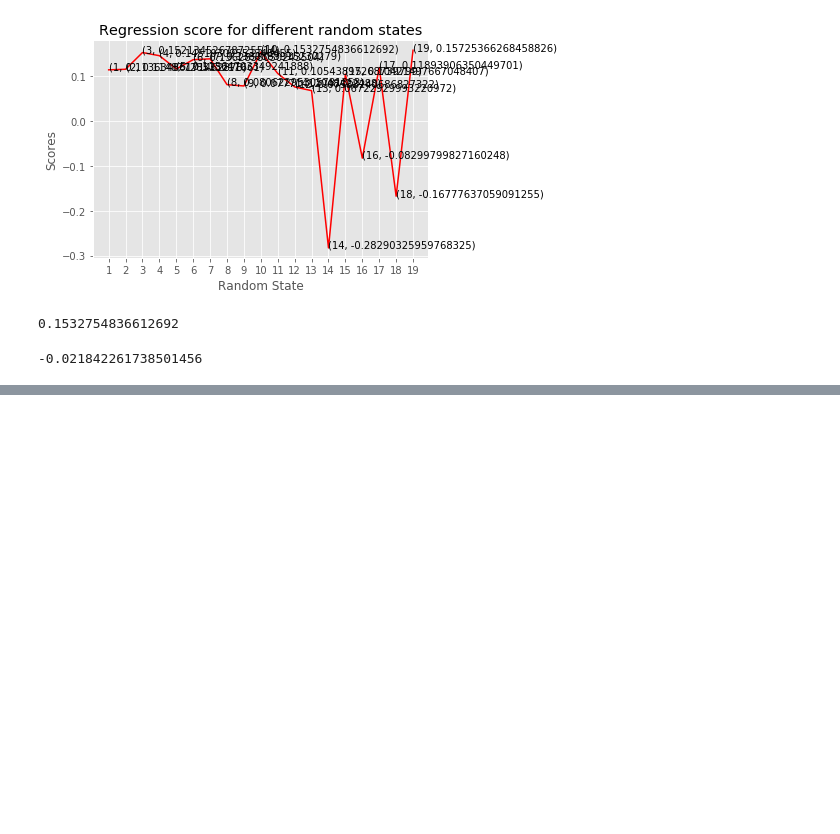
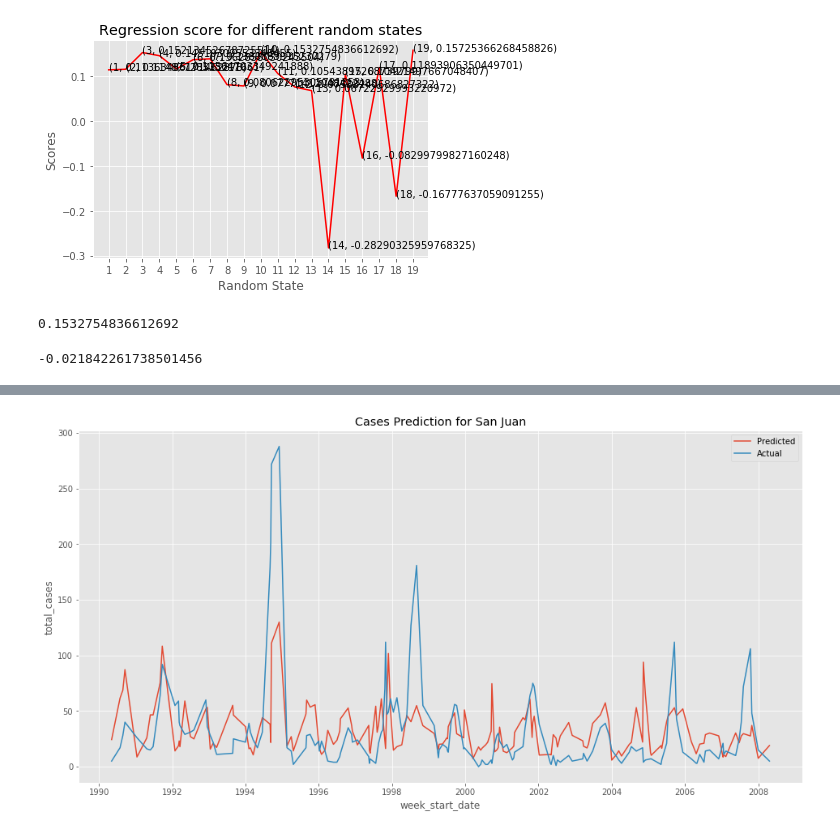
Before and after one commit to jisanos/DengAIProject, a Jupyter notebook: Final_Proyect_Script.ipynb, the cells around one changed output, grey strips where cells are left out. Drawn from its saved outputs; the diff is of its cells as text; code cells hidden in the pictures; blank space fills up the shorter version.

Commit message:
Created a Poisson Model for SJ
The model works much better than the linear regression model

```diff
--- a/Final_Proyect_Script.ipynb
+++ b/Final_Proyect_Script.ipynb
@@ -540,0 +562,28 @@ print(regressor2.score(X_test_iq,y_test_iq))
+# %%
+#Regression expression for patsy
+
+regression_var_cols = ['weekofyear','ndvi_ne','ndvi_nw','ndvi_se','ndvi_sw','precipitation_amt_mm',
+                          'reanalysis_air_temp_k', 'reanalysis_avg_temp_k',
+                         'reanalysis_dew_point_temp_k','reanalysis_max_air_temp_k',
+                         'reanalysis_min_air_temp_k','reanalysis_precip_amt_kg_per_m2',
+                         'reanalysis_sat_precip_amt_mm',
+                         'reanalysis_specific_humidity_g_per_kg', 'reanalysis_tdtr_k',
+                         'station_avg_temp_c','station_diur_temp_rng_c', 'station_max_temp_c',
+                         'station_min_temp_c','station_precip_mm']
+
+expr = """total_cases ~ weekofyear + ndvi_ne + ndvi_nw +
+            ndvi_se + ndvi_sw + precipitation_amt_mm + reanalysis_air_temp_k +
+            reanalysis_avg_temp_k + reanalysis_dew_point_temp_k + reanalysis_max_air_temp_k +
+            reanalysis_min_air_temp_k + reanalysis_precip_amt_kg_per_m2 +
+            reanalysis_sat_precip_amt_mm + reanalysis_specific_humidity_g_per_kg +
+            reanalysis_tdtr_k + station_avg_temp_c + station_diur_temp_rng_c + station_max_temp_c
+            + station_min_temp_c + station_precip_mm"""
+# %%
+y_sj_train_poisson, X_sj_train_poisson = dmatrices(expr,
+                                                   sj_train_poisson, return_type='dataframe')
+
+y_sj_test_poisson, X_sj_test_poisson = dmatrices(expr,
+                                                 sj_test_poisson, return_type='dataframe')
+# %%
+sj_poisson_training_result = sm.GLM(y_sj_train_poisson, X_sj_train_poisson,
+                                   family = sm.families.Poisson()).fit()
@@ -540,0 +619,4 @@ print(regressor2.score(X_test_iq,y_test_iq))
+# %%
+sj_poisson_predictions = sj_poisson_training_result.get_prediction(X_sj_test_poisson)
+
+sj_pred_summary_frame = sj_poisson_predictions.summary_frame()
@@ -540,0 +640,14 @@ print(regressor2.score(X_test_iq,y_test_iq))
+# %%
+sj_predicted_counts = sj_pred_summary_frame['mean']
+
+sj_actual_counts = y_sj_test_poisson['total_cases']
+
+fig, ax = plt.subplots(figsize=(16,8))
+
+sns.lineplot(X_sj_test_poisson.index, sj_predicted_counts, ax=ax, label='Predicted')
+sns.lineplot(X_sj_test_poisson.index, sj_actual_counts,ax=ax, label='Actual')
+plt.title('Cases Prediction for San Juan')
+plt.legend()
+plt.show()
+# %% [output]
+[figure, added]
```
Also changed, not shown: parts of 12 cells of this notebook.
